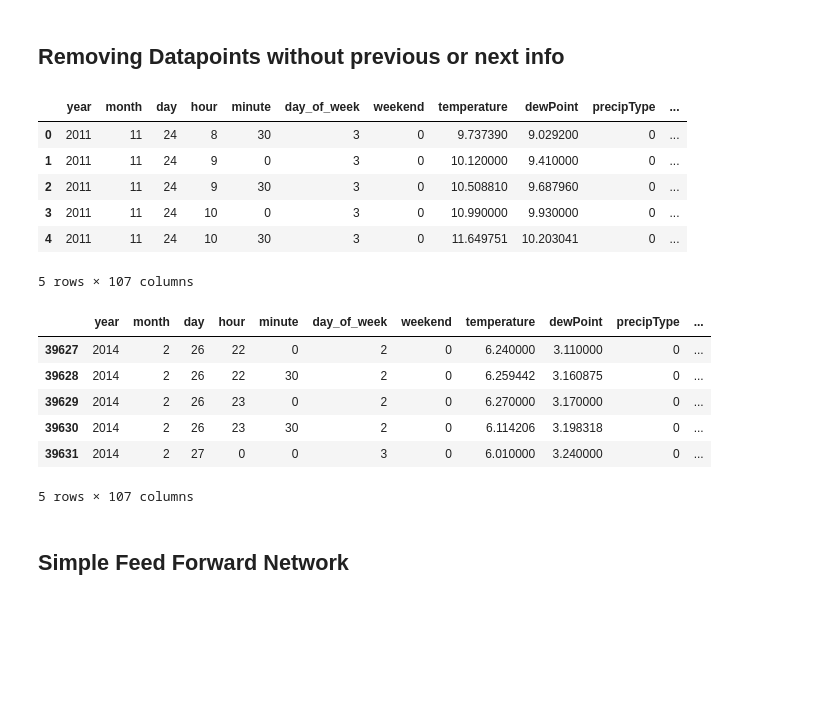
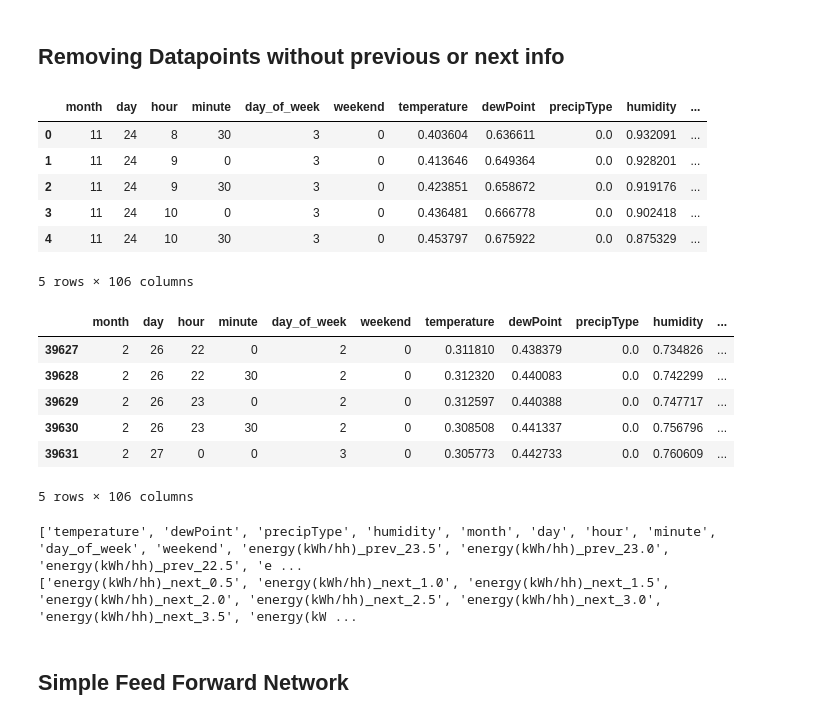
Before and after one commit to timdodge54/Power_Forecasting_With_DNN, a Jupyter notebook: src/Cody_Notebook.ipynb, the cells around one changed output. Cells and saved outputs as stored; diff of their text form; code cells hidden in the pictures; blank space fills up the shorter version.

```diff
--- a/src/Cody_Notebook.ipynb
+++ b/src/Cody_Notebook.ipynb
@@ -24,9 +24,18 @@ data = pd.read_csv(data_path, index_col=0)
 data['energy(kWh/hh)'] = data['energy(kWh/hh)'].astype(float) / data['houses']
 display(data.head())
 
-scaler = MinMaxScaler()
+scaler_energy = MinMaxScaler()
+scaler_temperature = MinMaxScaler()
+scaler_dewpoint = MinMaxScaler()
+scaler_precipType = MinMaxScaler()
+scaler_humidity = MinMaxScaler()
 
-data['energy(kWh/hh)'] = scaler.fit_transform(data[['energy(kWh/hh)']])
+data['energy(kWh/hh)'] = scaler_energy.fit_transform(data[['energy(kWh/hh)']])
+data['temperature'] = scaler_temperature.fit_transform(data[['temperature']])
+data['dewPoint'] = scaler_dewpoint.fit_transform(data[['dewPoint']])
+data['precipType'] = scaler_precipType.fit_transform(data[['precipType']])
+data['humidity'] = scaler_humidity.fit_transform(data[['humidity']])
+
 display(data.info())
 display(data.head())
 # %% [output]
@@ -64,29 +73,3 @@ None
 | 4 | 2011-11-23 11:00:00+00:00 | 2011 | 11 | 23 | 11 | 0 | 2 | 0 | 0 | 0.047670 | ... |
 # %% [markdown]
 ## Adding Input and target columns
-# %%
-
-data_mod = data.drop(['timestamp', 'holiday', 'houses', 'visibility', 'pressure', 'windSpeed'], axis=1)
-timesteps = 48
-
-columns_before = len(data_mod.columns.to_list())
-
-for i in range(1, timesteps+1):
-    if i < timesteps:
-        data_mod['energy(kWh/hh)_prev_' + str(i*.5)] = data_mod['energy(kWh/hh)'].shift(i)
-    data_mod['energy(kWh/hh)_next_' + str(i*.5)] = data_mod['energy(kWh/hh)'].shift(-i)
-
-
-
-columns = data_mod.columns.to_list()
-columns.remove('energy(kWh/hh)')
-prev_column = [col for col in columns if 'prev' in col]
-prev_column.reverse()
-next_column = [col for col in columns if 'next' in col]
-columns = columns[:columns_before-1] + prev_column + ['energy(kWh/hh)'] + next_column
-print(columns)
-
-data_mod = data_mod[columns]
-
-print(len(prev_column+['energy(kWh/hh)']))
-print(len(next_column))
@@ -98,29 +131,37 @@ print(len(next_column))
 ## Removing Datapoints without previous or next info
 # %%
 # Removing NaN value rows
-data_mod_clean = data_mod[data_mod[prev_column[0]].notna()]
-data_mod_clean = data_mod_clean[data_mod_clean[next_column[-1]].notna()]
+data_mod_clean = data_mod[data_mod[input_features_prev[0]].notna()]
+data_mod_clean = data_mod_clean[data_mod_clean[target_features_next[-1]].notna()]
 data_mod_clean = data_mod_clean.reset_index(drop=True)
 
 data_mod_clean.to_csv('../processed_data_train.csv', index=False)
 
 display(data_mod_clean.head())
 display(data_mod_clean.tail())
 # %% [output]
-|  | year | month | day | hour | minute | day_of_week | weekend | temperature | dewPoint | precipType | ... |
-| 0 | 2011 | 11 | 24 | 8 | 30 | 3 | 0 | 9.737390 | 9.029200 | 0 | ... |
-| 1 | 2011 | 11 | 24 | 9 | 0 | 3 | 0 | 10.120000 | 9.410000 | 0 | ... |
-| 2 | 2011 | 11 | 24 | 9 | 30 | 3 | 0 | 10.508810 | 9.687960 | 0 | ... |
-| 3 | 2011 | 11 | 24 | 10 | 0 | 3 | 0 | 10.990000 | 9.930000 | 0 | ... |
-| 4 | 2011 | 11 | 24 | 10 | 30 | 3 | 0 | 11.649751 | 10.203041 | 0 | ... |
+|  | month | day | hour | minute | day_of_week | weekend | temperature | dewPoint | precipType | humidity | ... |
+| 0 | 11 | 24 | 8 | 30 | 3 | 0 | 0.403604 | 0.636611 | 0.0 | 0.932091 | ... |
+| 1 | 11 | 24 | 9 | 0 | 3 | 0 | 0.413646 | 0.649364 | 0.0 | 0.928201 | ... |
+| 2 | 11 | 24 | 9 | 30 | 3 | 0 | 0.423851 | 0.658672 | 0.0 | 0.919176 | ... |
+| 3 | 11 | 24 | 10 | 0 | 3 | 0 | 0.436481 | 0.666778 | 0.0 | 0.902418 | ... |
+| 4 | 11 | 24 | 10 | 30 | 3 | 0 | 0.453797 | 0.675922 | 0.0 | 0.875329 | ... |
-5 rows × 107 columns
+5 rows × 106 columns
-|  | year | month | day | hour | minute | day_of_week | weekend | temperature | dewPoint | precipType | ... |
-| 39627 | 2014 | 2 | 26 | 22 | 0 | 2 | 0 | 6.240000 | 3.110000 | 0 | ... |
-| 39628 | 2014 | 2 | 26 | 22 | 30 | 2 | 0 | 6.259442 | 3.160875 | 0 | ... |
-| 39629 | 2014 | 2 | 26 | 23 | 0 | 2 | 0 | 6.270000 | 3.170000 | 0 | ... |
-| 39630 | 2014 | 2 | 26 | 23 | 30 | 2 | 0 | 6.114206 | 3.198318 | 0 | ... |
-| 39631 | 2014 | 2 | 27 | 0 | 0 | 3 | 0 | 6.010000 | 3.240000 | 0 | ... |
+|  | month | day | hour | minute | day_of_week | weekend | temperature | dewPoint | precipType | humidity | ... |
+| 39627 | 2 | 26 | 22 | 0 | 2 | 0 | 0.311810 | 0.438379 | 0.0 | 0.734826 | ... |
+| 39628 | 2 | 26 | 22 | 30 | 2 | 0 | 0.312320 | 0.440083 | 0.0 | 0.742299 | ... |
+| 39629 | 2 | 26 | 23 | 0 | 2 | 0 | 0.312597 | 0.440388 | 0.0 | 0.747717 | ... |
+| 39630 | 2 | 26 | 23 | 30 | 2 | 0 | 0.308508 | 0.441337 | 0.0 | 0.756796 | ... |
+| 39631 | 2 | 27 | 0 | 0 | 3 | 0 | 0.305773 | 0.442733 | 0.0 | 0.760609 | ... |
-5 rows × 107 columns
+5 rows × 106 columns
+# %%
+input_names = weather_features + day_features + input_features_prev + input_frame
+print(input_names)
+target_names = target_features_next
+print(target_names)
+# %% [output]
+['temperature', 'dewPoint', 'precipType', 'humidity', 'month', 'day', 'hour', 'minute', 'day_of_week', 'weekend', 'energy(kWh/hh)_prev_23.5', 'energy(kWh/hh)_prev_23.0', 'energy(kWh/hh)_prev_22.5', 'e ...
+['energy(kWh/hh)_next_0.5', 'energy(kWh/hh)_next_1.0', 'energy(kWh/hh)_next_1.5', 'energy(kWh/hh)_next_2.0', 'energy(kWh/hh)_next_2.5', 'energy(kWh/hh)_next_3.0', 'energy(kWh/hh)_next_3.5', 'energy(kW ...
 # %% [markdown]
 ## Simple Feed Forward Network
 # %%
```
Also changed, not shown: parts of 17 cells of this notebook.
